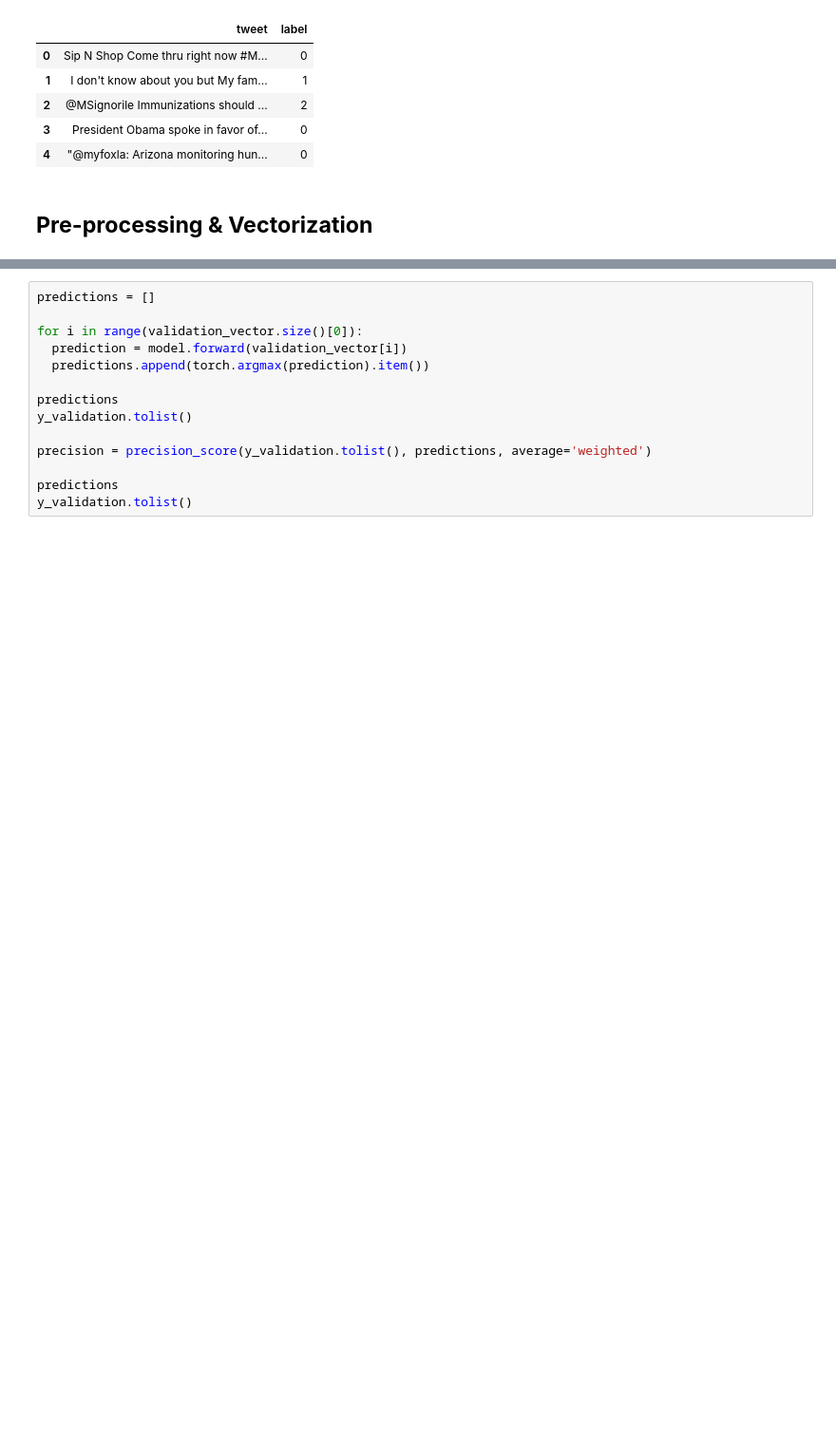
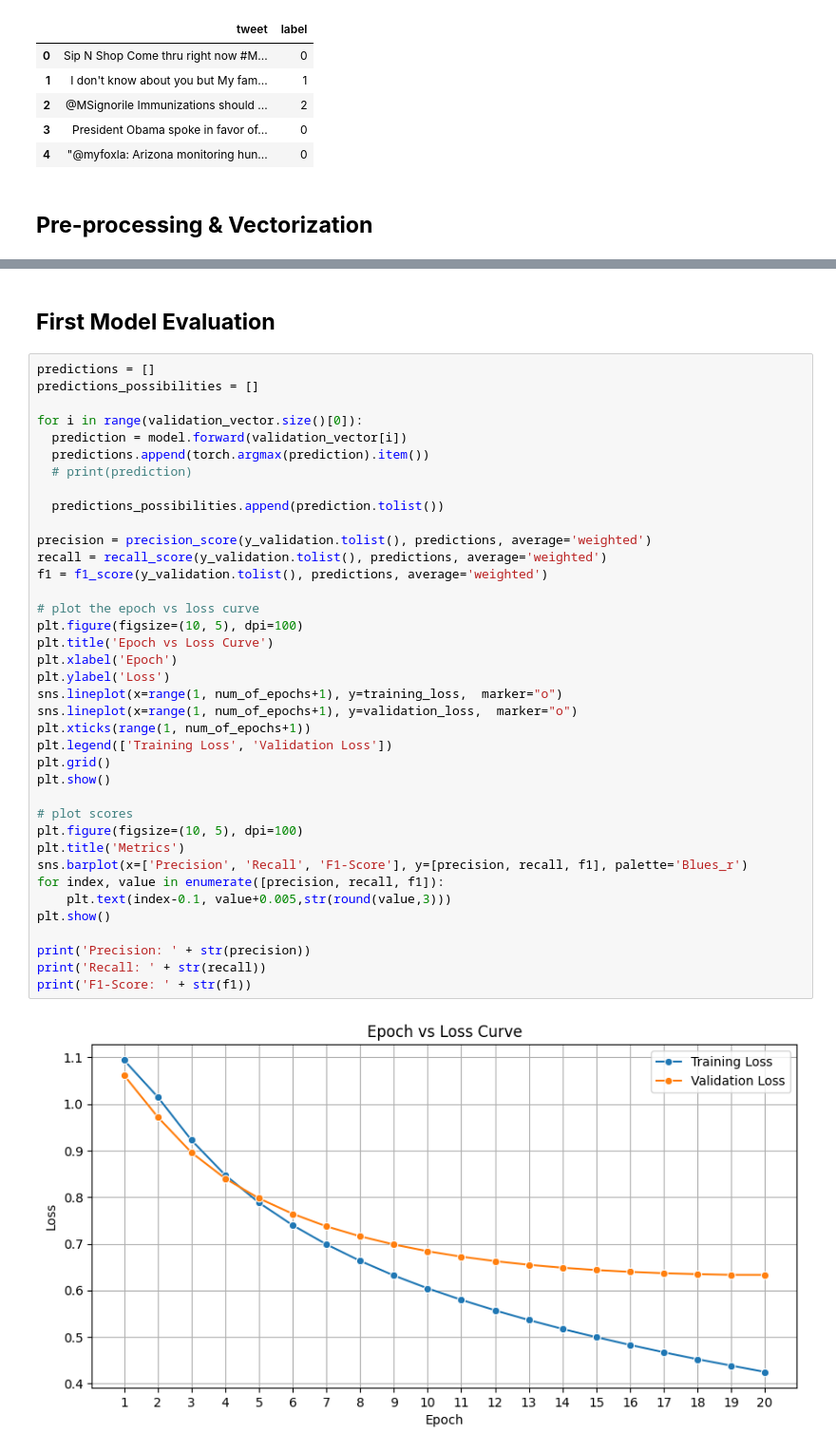
Before and after one commit to d-maniatakos/covid19-vaccine-sentiment-analysis, a Jupyter notebook: vaccine_sentiment_classifier_using_neural_networks.ipynb, the cells around one changed output, grey strips where cells are left out. Shown at 95% size. Drawn from its saved outputs; the diff is of its cells as text; blank space fills up the shorter version.

Commit message:
epoch/loss curve

```diff
--- a/vaccine_sentiment_classifier_using_neural_networks.ipynb
+++ b/vaccine_sentiment_classifier_using_neural_networks.ipynb
@@ -239,14 +206,42 @@ KeyboardInterrupt: ignored
-# %%
-predictions = []
-
-for i in range(validation_vector.size()[0]):
-  prediction = model.forward(validation_vector[i])
-  predictions.append(torch.argmax(prediction).item())
-
-predictions
-y_validation.tolist()
-
-precision = precision_score(y_validation.tolist(), predictions, average='weighted')
-
-predictions
-y_validation.tolist()
+# %% [markdown]
+## **First Model Evaluation**
+# %%
+predictions = []
+predictions_possibilities = []
+
+for i in range(validation_vector.size()[0]):
+  prediction = model.forward(validation_vector[i])
+  predictions.append(torch.argmax(prediction).item())
+  # print(prediction)
+
+  predictions_possibilities.append(prediction.tolist())
+
+precision = precision_score(y_validation.tolist(), predictions, average='weighted')
+recall = recall_score(y_validation.tolist(), predictions, average='weighted')
+f1 = f1_score(y_validation.tolist(), predictions, average='weighted')
+
+# plot the epoch vs loss curve
+plt.figure(figsize=(10, 5), dpi=100)
+plt.title('Epoch vs Loss Curve')
+plt.xlabel('Epoch')
+plt.ylabel('Loss')
+sns.lineplot(x=range(1, num_of_epochs+1), y=training_loss,  marker="o")
+sns.lineplot(x=range(1, num_of_epochs+1), y=validation_loss,  marker="o")
+plt.xticks(range(1, num_of_epochs+1))
+plt.legend(['Training Loss', 'Validation Loss'])
+plt.grid()
+plt.show()
+
+# plot scores
+plt.figure(figsize=(10, 5), dpi=100)
+plt.title('Metrics')
+sns.barplot(x=['Precision', 'Recall', 'F1-Score'], y=[precision, recall, f1], palette='Blues_r')
+for index, value in enumerate([precision, recall, f1]):
+    plt.text(index-0.1, value+0.005,str(round(value,3)))
+plt.show()
+
+print('Precision: ' + str(precision))
+print('Recall: ' + str(recall))
+print('F1-Score: ' + str(f1))
+# %% [output]
+[figure, added]
```
Also changed, not shown: parts of 11 cells of this notebook.
